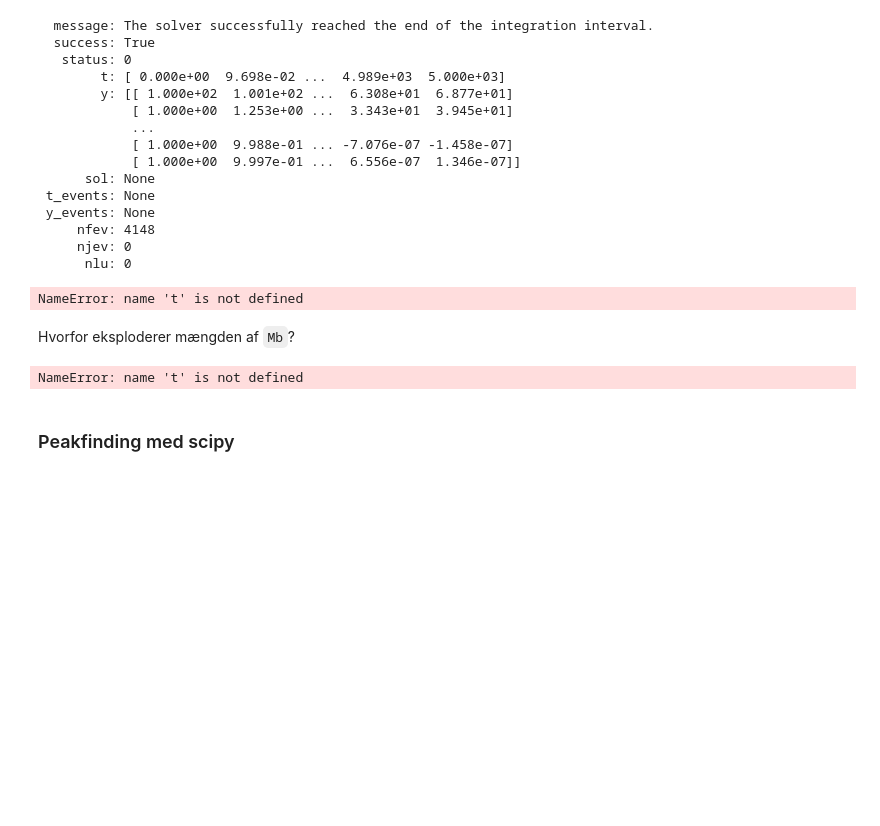
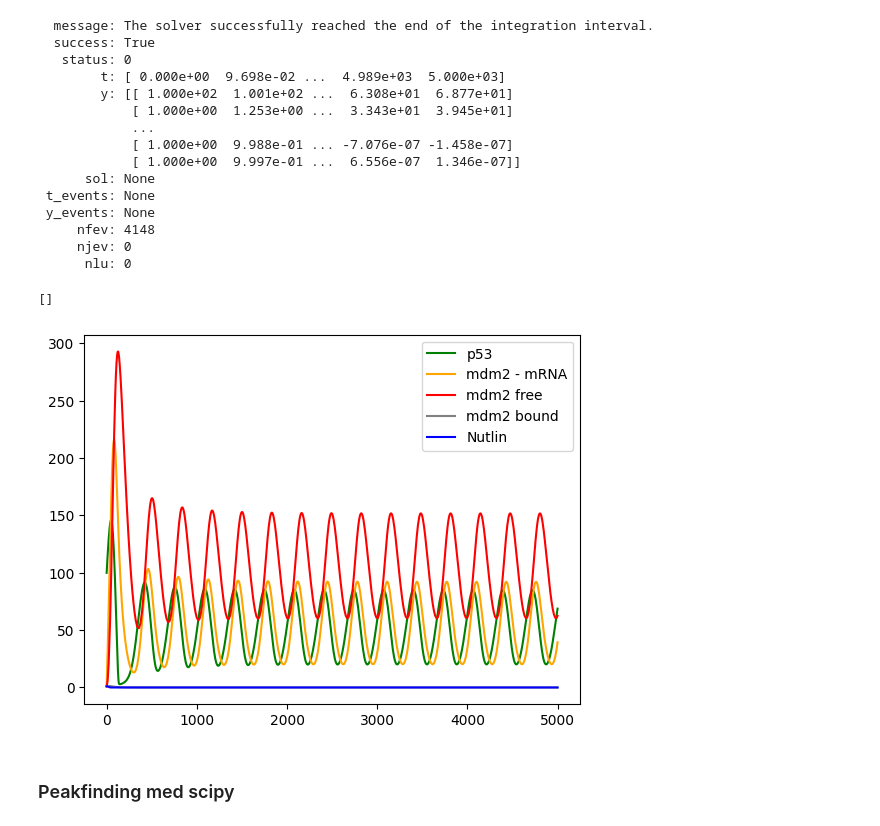
Before and after one commit to ErikBachRyhl/p53, a Jupyter notebook: Nutlin-tilføjelse.ipynb, the cells around one changed output. Drawn from its saved outputs; the diff is of its cells as text; code cells hidden in the pictures; blank space fills up the shorter version.

```diff
--- a/Nutlin-tilføjelse.ipynb
+++ b/Nutlin-tilføjelse.ipynb
@@ -88,23 +88,20 @@ print(samlet_løsning)
      njev: 0
       nlu: 0
 # %%
-t_int, p_int, m_int, Mf_int, Mb_int, n_int = samlet_løsning["t"], samlet_løsning["y"][0], samlet_løsning["y"][1], samlet_løsning["y"][2], samlet_løsning["y"][3], samlet_løsning["y"][4]
+time_transient, p_transient, m_transient, Mf_transient, Mb_transient, n_transient = samlet_løsning["t"], samlet_løsning["y"][0], samlet_løsning["y"][1], samlet_løsning["y"][2], samlet_løsning["y"][3], samlet_løsning["y"][4]
 # %%
-plt.plot(t, p, color="green", label="[p53]")
-plt.plot(t, m, color="orange", label="[mdm2 - mRNA]")
-plt.plot(t, Mf, color="red", label="mdm2 Free")
+plt.plot(time_transient, p_transient, color="green", label="p53")
+plt.plot(time_transient, m_transient, color="orange", label="mdm2 - mRNA")
+plt.plot(time_transient, Mf_transient, color="red", label="mdm2 free")
+plt.plot(time_transient, Mb_transient, color="gray", label="mdm2 bound")
+plt.plot(time_transient, n_transient, color="blue", label="Nutlin")
 
 
 plt.legend()
 plt.plot()
 # %% [output]
-NameError: name 't' is not defined
+[]
+[figure, added]
-# %% [markdown]
-Hvorfor eksploderer mængden af `Mb`?
-# %%
-plt.plot(t,Mb)
-# %% [output]
-NameError: name 't' is not defined
 # %% [markdown]
 ### Peakfinding med scipy
 # %% [markdown]
```
Also changed, not shown: parts of 47 cells of this notebook.
